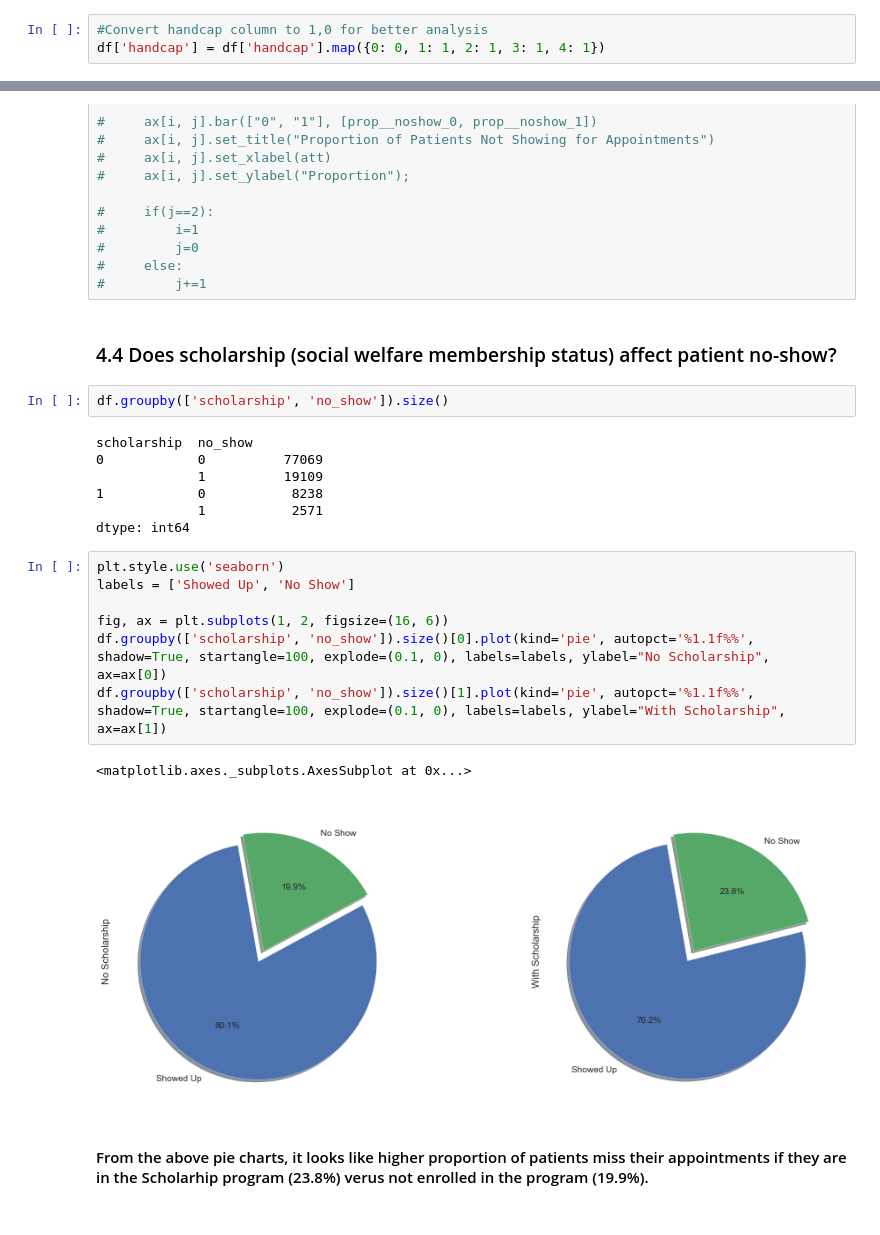
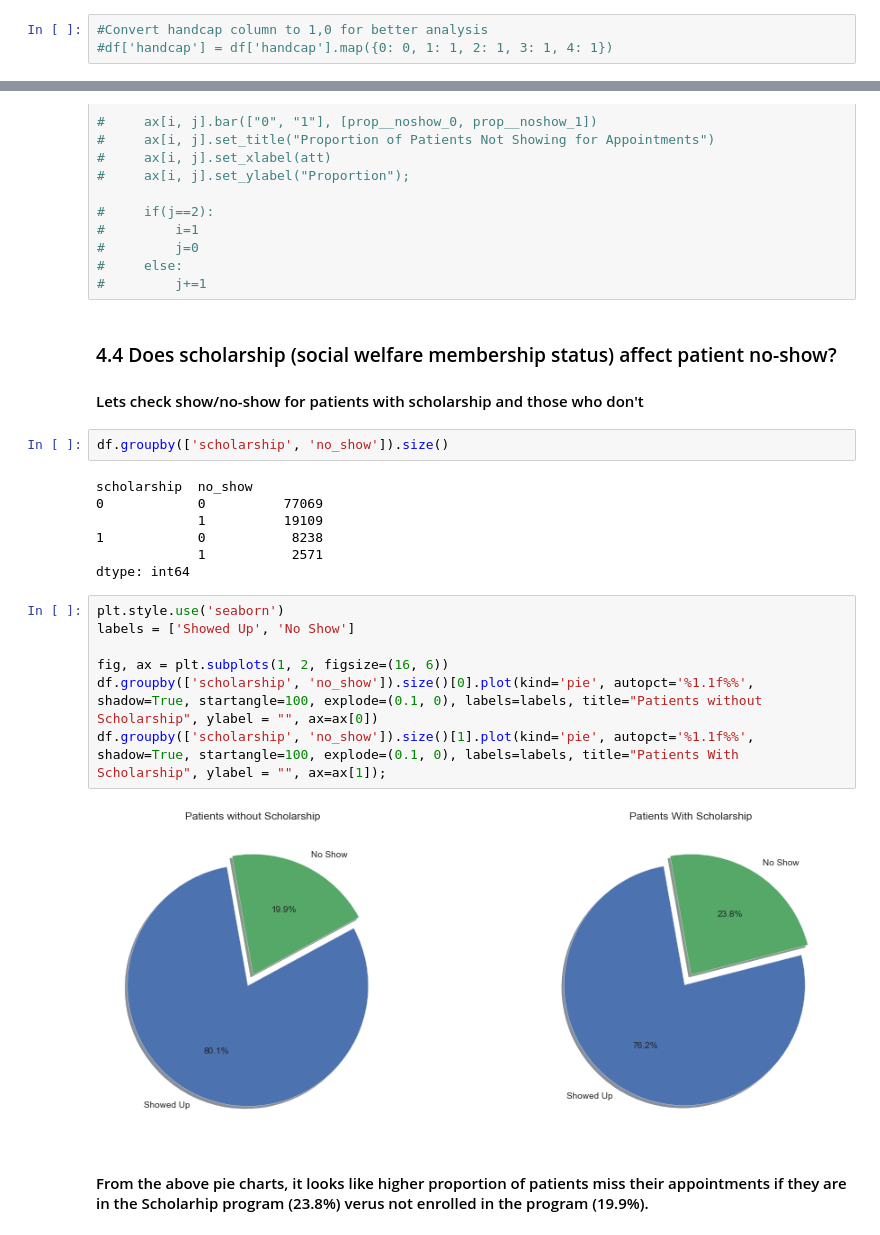
Before and after one commit to walidsi/Udacity_ADA, a Jupyter notebook: No_Show_Appointments_Analysis.ipynb, the cells around one changed output, grey strips where cells are left out. Cells and saved outputs as stored; diff of their text form.

```diff
--- a/No_Show_Appointments_Analysis.ipynb
+++ b/No_Show_Appointments_Analysis.ipynb
@@ -244,7 +238,7 @@ df.rename(columns = {'PatientId': 'patient_id',
 df['no_show'] = df['no_show'].map({'Yes': 1, 'No': 0})
 # %%
 #Convert handcap column to 1,0 for better analysis
-df['handcap'] = df['handcap'].map({0: 0, 1: 1, 2: 1, 3: 1, 4: 1})
+#df['handcap'] = df['handcap'].map({0: 0, 1: 1, 2: 1, 3: 1, 4: 1})
 # %%
 # Create a column for the number of days between scheduling the appoointment and the appointment date
 df['lead_days'] = df['appointment_day'].apply(lambda x: x.date) - df['scheduled_day'].apply(lambda x: x.date)
@@ -361,6 +354,8 @@ plt.legend();
 #         j+=1
 # %% [markdown]
 ### 4.4 Does scholarship (social welfare membership status) affect patient no-show?
+
+#### Lets check show/no-show for patients with scholarship and those who don't
 # %%
 df.groupby(['scholarship', 'no_show']).size()
 # %% [output]
@@ -373,13 +368,12 @@ dtype: int64
 # %%
 plt.style.use('seaborn')
 labels = ['Showed Up', 'No Show']
 
 fig, ax = plt.subplots(1, 2, figsize=(16, 6))
-df.groupby(['scholarship', 'no_show']).size()[0].plot(kind='pie', autopct='%1.1f%%', shadow=True, startangle=100, explode=(0.1, 0), labels=labels, ylabel="No Scholarship", ax=ax[0])
-df.groupby(['scholarship', 'no_show']).size()[1].plot(kind='pie', autopct='%1.1f%%', shadow=True, startangle=100, explode=(0.1, 0), labels=labels, ylabel="With Scholarship", ax=ax[1])
+df.groupby(['scholarship', 'no_show']).size()[0].plot(kind='pie', autopct='%1.1f%%', shadow=True, startangle=100, explode=(0.1, 0), labels=labels, title="Patients without Scholarship", ylabel = "", ax=ax[0])
+df.groupby(['scholarship', 'no_show']).size()[1].plot(kind='pie', autopct='%1.1f%%', shadow=True, startangle=100, explode=(0.1, 0), labels=labels, title="Patients With Scholarship", ylabel = "", ax=ax[1]);
 # %% [output]
-<matplotlib.axes._subplots.AxesSubplot at 0x...>
-[figure, old version]
+[figure, new version]
 # %% [markdown]
 #### From the above pie charts, it looks like higher proportion of patients miss their appointments if they are in the Scholarhip program (23.8%) verus not enrolled in the program (19.9%).
 # %% [markdown]
```
Also changed, not shown: parts of 28 cells of this notebook.
